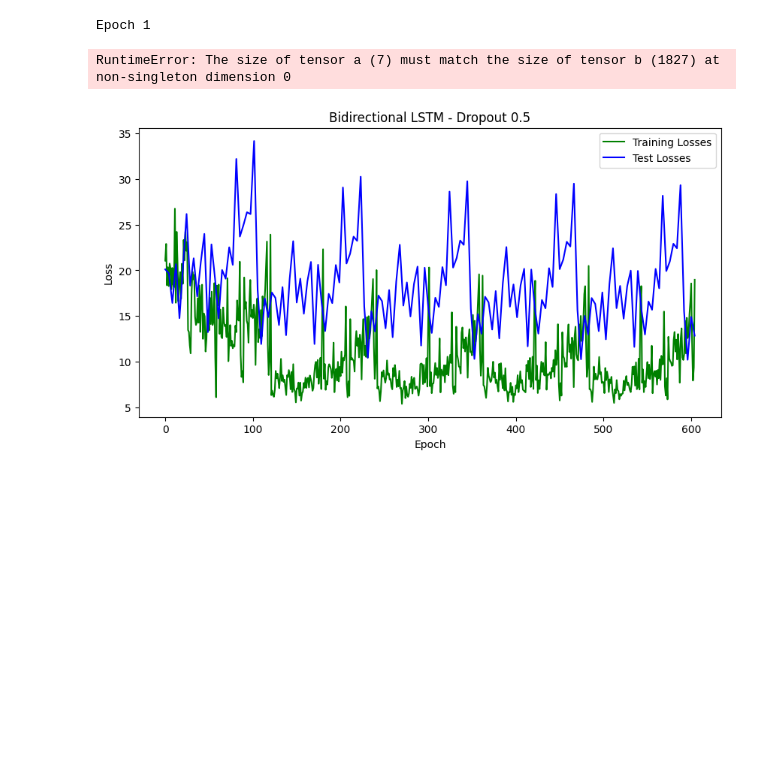
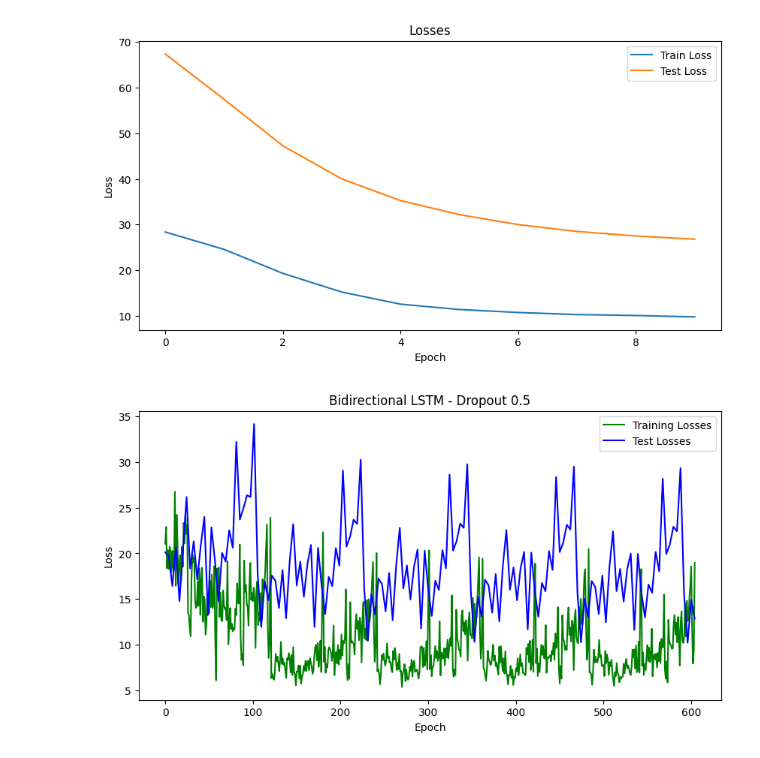
Before and after one commit to Savith-02/predicta-practice-competition, a Jupyter notebook: torch-lstm-v3.ipynb, the cells around one changed output. Cells and saved outputs as stored; diff of their text form; code cells hidden in the pictures; blank space fills up the shorter version.

Commit message:
feat/; torch.v3 working

```diff
--- a/torch-lstm-v3.ipynb
+++ b/torch-lstm-v3.ipynb
@@ -75,0 +58,12 @@ print(test_size)
+# %%
+# Split the unique dates into training and test sets
+unique_dates = df['transaction_date'].unique()
+train_dates, test_dates = train_test_split(
+    unique_dates, test_size=0.2, shuffle=False)
+
+days_per_batch = 14
+# Create the training and test datasets
+train_dataset = SalesDataset(df, train_dates, days_per_batch)
+test_dataset = SalesDataset(df, test_dates, days_per_batch)
+train_dataloader = DataLoader(train_dataset, batch_size=7, shuffle=True)
+test_dataloader = DataLoader(test_dataset, batch_size=7, shuffle=False)
@@ -101,7 +116,7 @@ target:  torch.Size([7, 261])
 #         return predictions
 # %%
 class LSTM(nn.Module):
-    def __init__(self, input_size=(261, 4), hidden_layer_size=50, output_size=1, num_layers=2, dropout=0.5):
+    def __init__(self, input_size=261*4, hidden_layer_size=50, output_size=261, num_layers=2, dropout=0.5):
         super(LSTM, self).__init__()
         self.hidden_layer_size = hidden_layer_size
         self.num_layers = num_layers
@@ -112,6 +127,9 @@ class LSTM(nn.Module):
         self.linear = nn.Linear(hidden_layer_size, output_size)
 
     def forward(self, input_seq):
+        # Flatten the last two dimensions of the input
+        input_seq = input_seq.view(input_seq.shape[0], input_seq.shape[1], -1)
+
         h0 = torch.zeros(self.num_layers, input_seq.size(
             0), self.hidden_layer_size).to(input_seq.device)
         c0 = torch.zeros(self.num_layers, input_seq.size(
@@ -119,7 +137,7 @@ class LSTM(nn.Module):
 
         lstm_out, _ = self.lstm(input_seq, (h0, c0))
         lstm_out = self.dropout(lstm_out)
-        predictions = self.linear(lstm_out[:, -1, :])
+        predictions = self.linear(lstm_out)
         return predictions
 # %%
 def train_model(model, criterion, optimizer, dataloader):
@@ -167,32 +193,15 @@ def model_fit(model, criterion, optimizer, train_dataloader, test_dataloader, nu
 # %%
-# Initialize the model, loss function and optimizer
-model = LSTM()
-loss_function = nn.MSELoss()
-optimizer = torch.optim.Adam(model.parameters(), lr=0.001)
+# Run model_fit
+model, train_losses, test_losses = model_fit(
+    model, loss_function, optimizer, train_dataloader, test_dataloader, 10)
 
-
-def model_fit(model, criterion, optimizer, train_dates, test_dates, df, num_epochs=25):
-    train_losses = []
-    test_losses = []
-
-    for epoch in range(num_epochs):
-        print(f"Epoch {epoch + 1}")
-        train_loss = train_model(
-            model, criterion, optimizer, train_dates)
-        test_loss = evaluate_model(
-            model, criterion, test_dates)
-        train_losses.append(train_loss)
-        test_losses.append(test_loss)
-
-        # Plot the losses
-        plt.figure(figsize=(10, 5))
-        plt.plot(train_losses, label='Train Loss')
-        plt.plot(test_losses, label='Test Loss')
-        plt.title('Losses')
-        plt.xlabel('Epoch')
-        plt.ylabel('Loss')
-        plt.legend()
-        plt.show()
-
-    return model, train_losses, test_losses
+# Plot the losses
+plt.figure(figsize=(10, 5))
+plt.plot(train_losses, label='Train Loss')
+plt.plot(test_losses, label='Test Loss')
+plt.title('Losses')
+plt.xlabel('Epoch')
+plt.ylabel('Loss')
+plt.legend()
+plt.show()
 # %% [output]
@@ -200,10 +218,4 @@ TypeError: empty(): argument 'size' failed to unpack the object at pos 2 with er
+[figure, added]
-# %%
-# Run model_fit
-model, train_losses, test_losses = model_fit(
-    model, loss_function, optimizer, train_dataloader, test_dataloader, df, num_epochs=25)
-# %% [output]
-Epoch 1
-RuntimeError: The size of tensor a (7) must match the size of tensor b (1827) at non-singleton dimension 0
 # %%
 plt.figure(figsize=(10, 5))
 train_epochs = range(len(train_losses))
```
Also changed, not shown: parts of 15 cells of this notebook.
